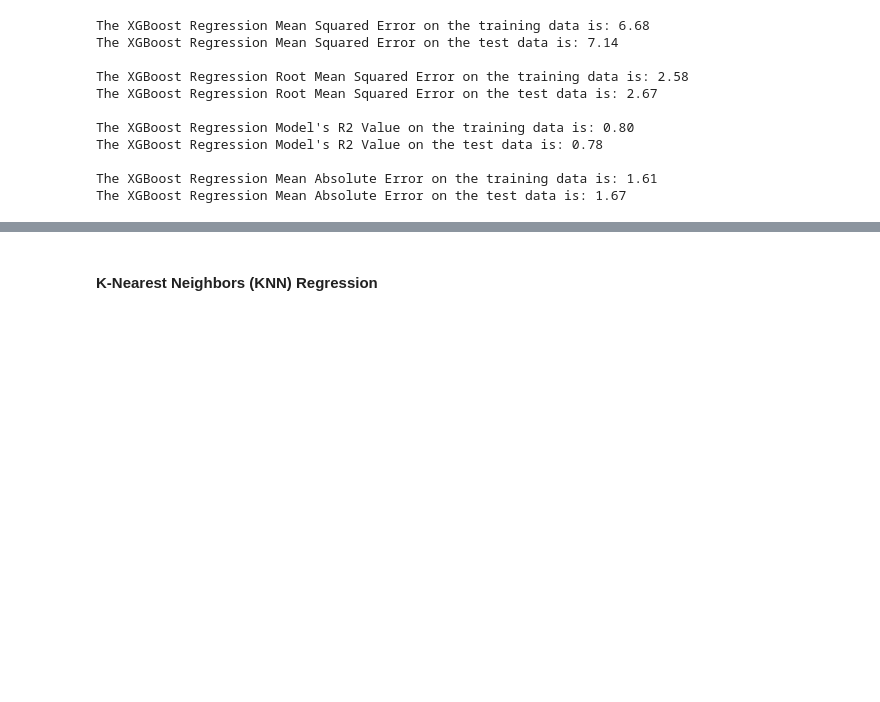
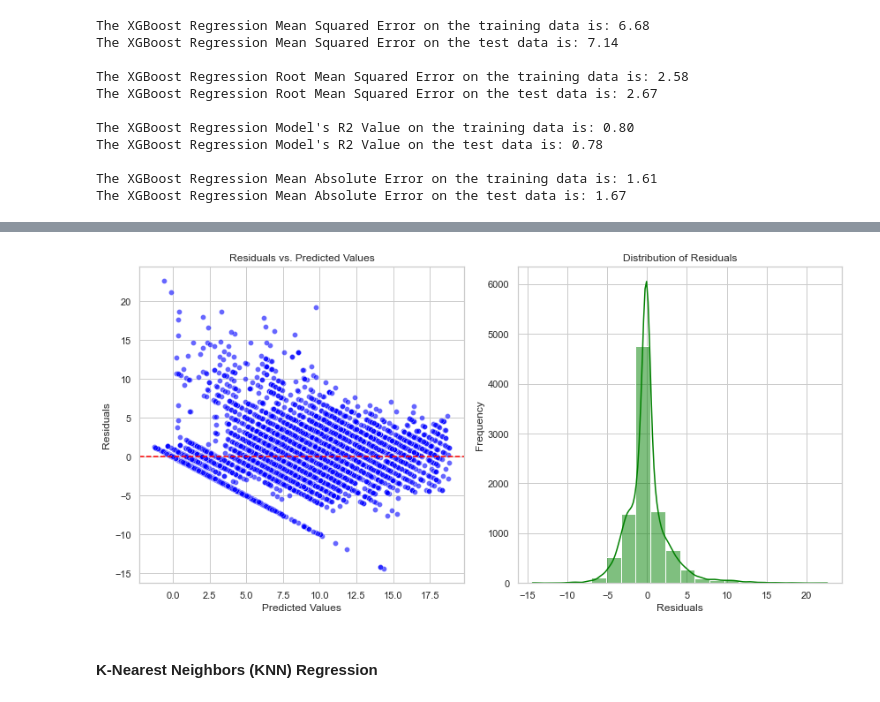
Before and after one commit to PaulOM203/MSC_Thesis_F1, a Jupyter notebook: sba22425_Notebook.ipynb, the cells around one changed output, grey strips where cells are left out. Saved outputs shown, nothing was run; the diff lists cells and outputs as text; code cells hidden in the pictures; blank space fills up the shorter version.

```diff
--- a/sba22425_Notebook.ipynb
+++ b/sba22425_Notebook.ipynb
@@ -2054,3 +2112,32 @@ plt.savefig('Actual vs. Predicted Values - XGBoost.png', dpi=300)
+# %%
+## Using predictions on the test set
+y_pred = XG_Test_Predict
+
+# Calculate residuals (observed - predicted)
+residuals = y_test - y_pred
+
+plt.figure(figsize=(12, 6))
+
+## Creating a scatterplot of predicted values vs. residuals
+plt.subplot(1, 2, 1)
+sns.scatterplot(x=y_pred, y=residuals, color='blue', alpha=0.6)
+plt.axhline(y=0, color='red', linestyle='--')
+plt.title('Residuals vs. Predicted Values')
+plt.xlabel('Predicted Values')
+plt.ylabel('Residuals')
+
+## Creating a distribution plot of residuals
+plt.subplot(1, 2, 2)
+sns.histplot(residuals, kde=True, color='green', bins=20)
+plt.title('Distribution of Residuals')
+plt.xlabel('Residuals')
+plt.ylabel('Frequency')
+
+plt.tight_layout()
+plt.savefig('Residual Plots - XGBoost.png', dpi=300)
+plt.show()
+# %% [output]
+[figure, added]
 # %% [markdown]
 #### K-Nearest Neighbors (KNN) Regression
 # %%
```
Also changed, not shown: parts of 51 cells of this notebook.
